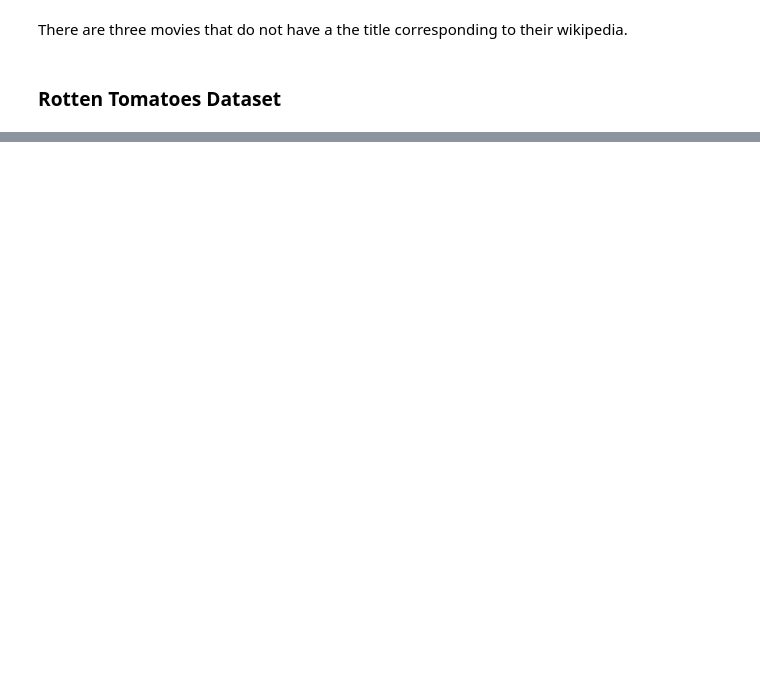
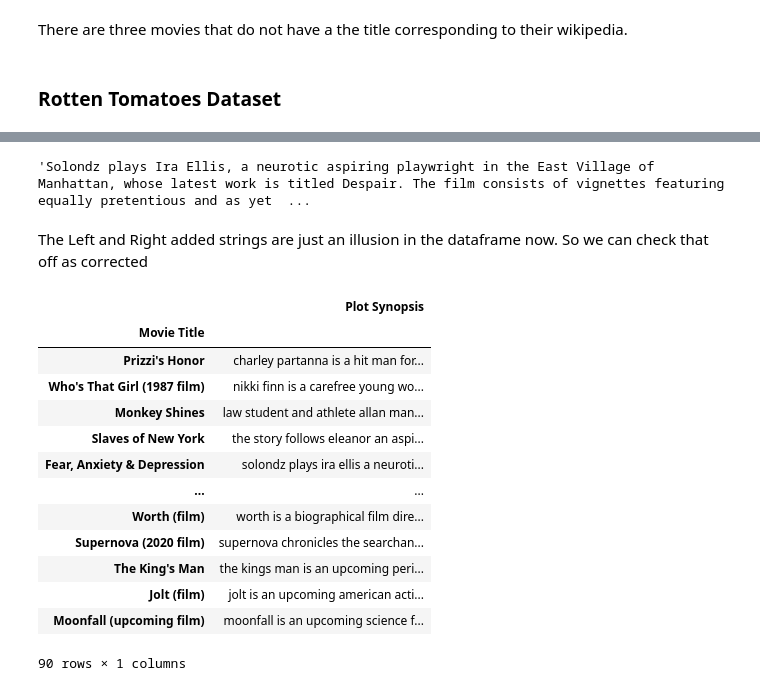
Before and after one commit to hmassa48/Tucci-Movie-Data-Creation-and-Exploration, a Jupyter notebook: Create Movie Datasets.ipynb, the cells around one changed output, grey strips where cells are left out. Saved outputs shown, nothing was run; the diff lists cells and outputs as text; code cells hidden in the pictures; blank space fills up the shorter version.

```diff
--- a/Create Movie Datasets.ipynb
+++ b/Create Movie Datasets.ipynb
@@ -390,0 +397,6 @@ KeyError: 'OMDB_API_KEY'
+# %%
+data_plot['Plot Synopsis'][4]
+# %% [output]
+'Solondz plays Ira Ellis, a neurotic aspiring playwright in the East Village of Manhattan, whose latest work is titled Despair. The film consists of vignettes featuring equally pretentious and as yet  ...
+# %% [markdown]
+The Left and Right added strings are just an illusion in the dataframe now. So we can check that off as corrected
@@ -390,0 +416,20 @@ KeyError: 'OMDB_API_KEY'
+# %%
+# Let's take a look at the updated text
+data_clean = pd.DataFrame(data_plot['Plot Synopsis'].apply(round1))
+data_clean.index = data_plot['Movie Title']
+data_clean
+# %% [output]
+|  | Plot Synopsis |
+| Movie Title |  |
+| Prizzi's Honor | charley partanna is a hit man for... |
+| Who's That Girl (1987 film) | nikki finn is a carefree young wo... |
+| Monkey Shines | law student and athlete allan man... |
+| Slaves of New York | the story follows eleanor an aspi... |
+| Fear, Anxiety & Depression | solondz plays ira ellis a neuroti... |
+| ... | ... |
+| Worth (film) | worth is a biographical film dire... |
+| Supernova (2020 film) | supernova chronicles the searchan... |
+| The King's Man | the kings man is an upcoming peri... |
+| Jolt (film) | jolt is an upcoming american acti... |
+| Moonfall (upcoming film) | moonfall is an upcoming science f... |
+90 rows × 1 columns
```
Also changed, not shown: parts of 19 cells of this notebook.
